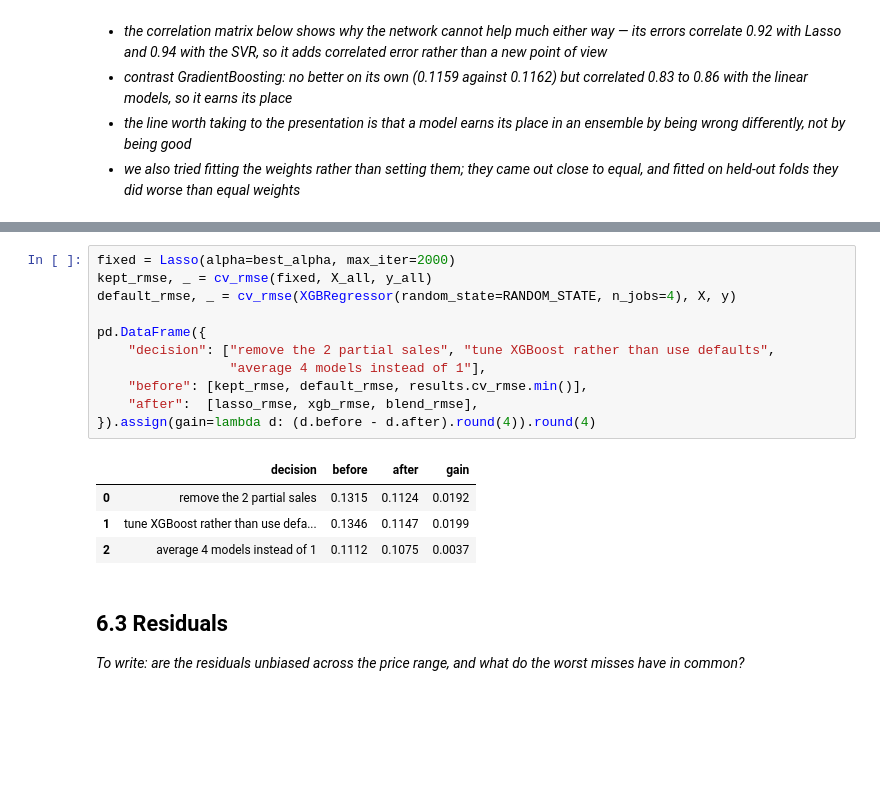
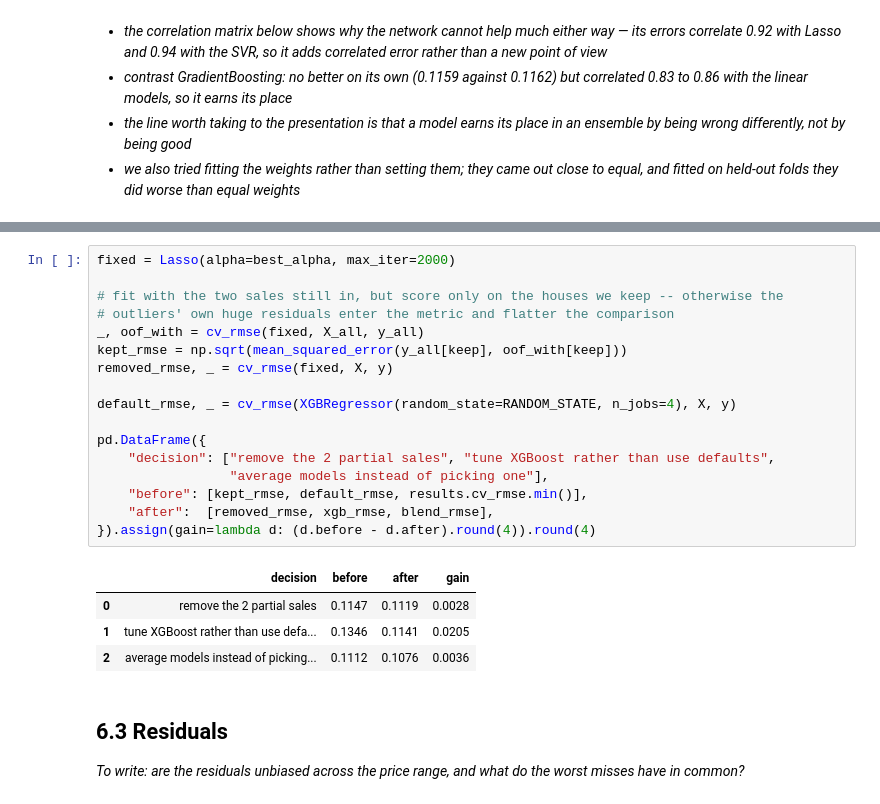
Before and after one commit to siddharthyashkukreja-cloud/smu_programming_group, a Jupyter notebook: ACCT682_Housing_prices.ipynb, the cells around one changed output, grey strips where cells are left out. Drawn from its saved outputs; the diff is of its cells as text; blank space fills up the shorter version.

```diff
--- a/ACCT682_Housing_prices.ipynb
+++ b/ACCT682_Housing_prices.ipynb
@@ -656,19 +666,25 @@ average of five, with MLP: 0.1081
 # %%
 fixed = Lasso(alpha=best_alpha, max_iter=2000)
-kept_rmse, _ = cv_rmse(fixed, X_all, y_all)
+
+# fit with the two sales still in, but score only on the houses we keep -- otherwise the
+# outliers' own huge residuals enter the metric and flatter the comparison
+_, oof_with = cv_rmse(fixed, X_all, y_all)
+kept_rmse = np.sqrt(mean_squared_error(y_all[keep], oof_with[keep]))
+removed_rmse, _ = cv_rmse(fixed, X, y)
+
 default_rmse, _ = cv_rmse(XGBRegressor(random_state=RANDOM_STATE, n_jobs=4), X, y)
 
 pd.DataFrame({
     "decision": ["remove the 2 partial sales", "tune XGBoost rather than use defaults",
-                 "average 4 models instead of 1"],
+                 "average models instead of picking one"],
     "before": [kept_rmse, default_rmse, results.cv_rmse.min()],
-    "after":  [lasso_rmse, xgb_rmse, blend_rmse],
+    "after":  [removed_rmse, xgb_rmse, blend_rmse],
 }).assign(gain=lambda d: (d.before - d.after).round(4)).round(4)
 # %% [output]
 |  | decision | before | after | gain |
-| 0 | remove the 2 partial sales | 0.1315 | 0.1124 | 0.0192 |
-| 1 | tune XGBoost rather than use defa... | 0.1346 | 0.1147 | 0.0199 |
-| 2 | average 4 models instead of 1 | 0.1112 | 0.1075 | 0.0037 |
+| 0 | remove the 2 partial sales | 0.1147 | 0.1119 | 0.0028 |
+| 1 | tune XGBoost rather than use defa... | 0.1346 | 0.1141 | 0.0205 |
+| 2 | average models instead of picking... | 0.1112 | 0.1076 | 0.0036 |
 # %% [markdown]
 ## 6.3 Residuals
 
```
Also changed, not shown: parts of 21 cells of this notebook.
